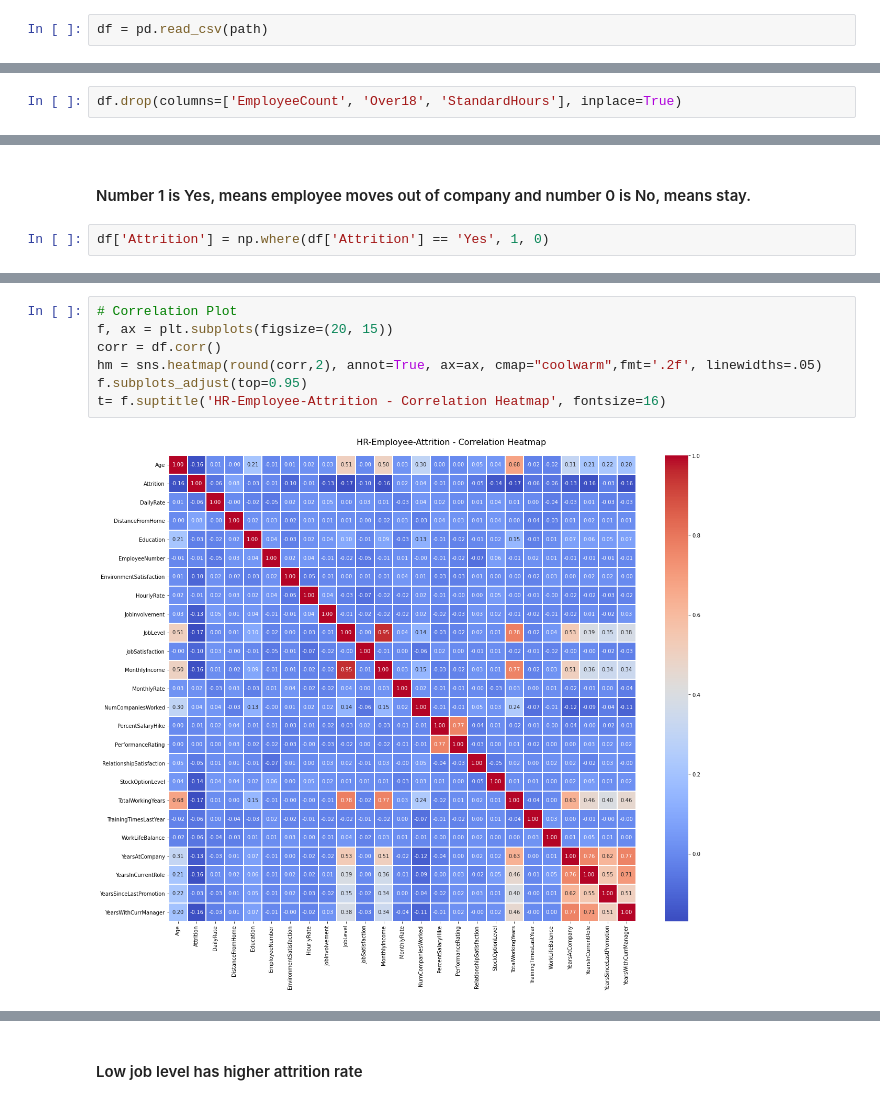
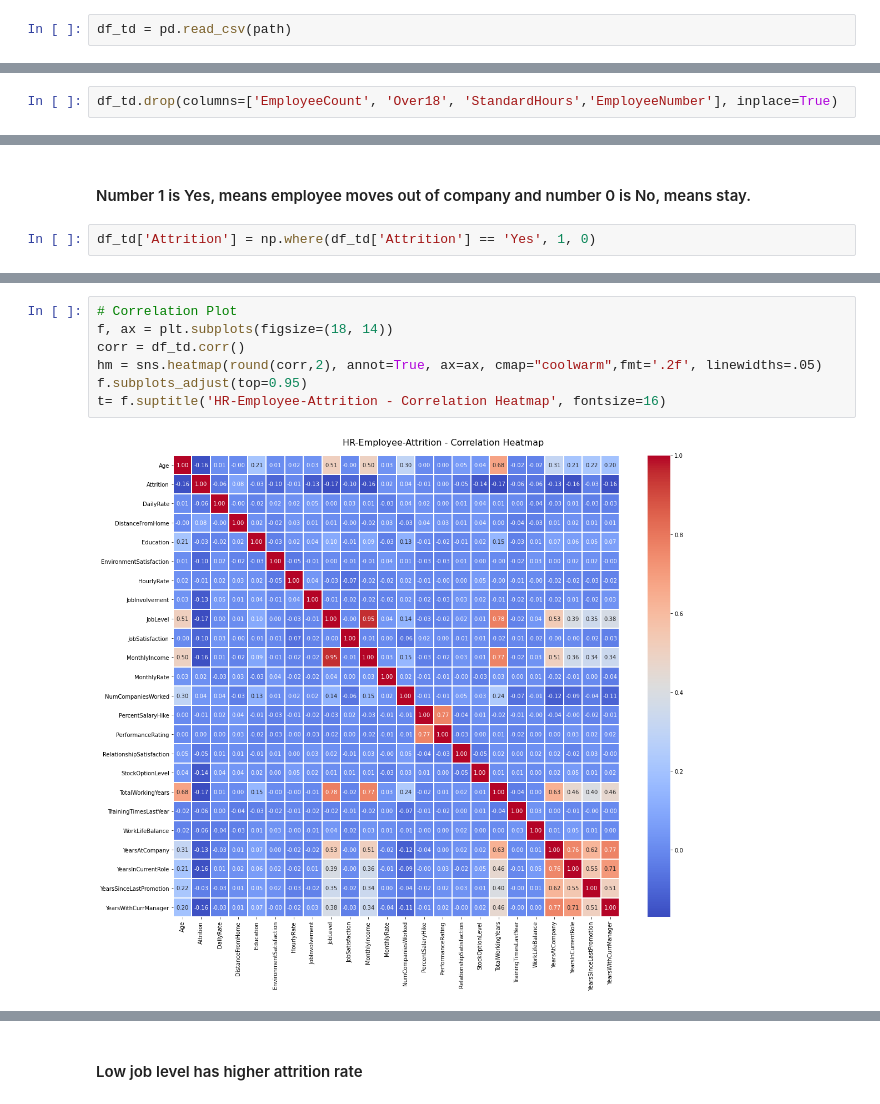
Before and after one commit to tdesai1969/540_group_project, a Jupyter notebook: Tejas/project_eda_td.ipynb, the cells around one changed output, grey strips where cells are left out. Saved outputs shown, nothing was run; the diff lists cells and outputs as text.

```diff
--- a/Tejas/project_eda_td.ipynb
+++ b/Tejas/project_eda_td.ipynb
@@ -10,5 +10,5 @@ warnings.filterwarnings('ignore')
 # %%
 path = os.path.join("..","WA_Fn-UseC_-HR-Employee-Attrition.csv")
 # %%
-df = pd.read_csv(path)
+df_td = pd.read_csv(path)
 # %%
@@ -66,4 +66,4 @@ df.describe().T
 # %%
-df.drop(columns=['EmployeeCount', 'Over18', 'StandardHours'], inplace=True)
+df_td.drop(columns=['EmployeeCount', 'Over18', 'StandardHours','EmployeeNumber'], inplace=True)
 # %%
 dfColumns = []
@@ -91,4 +91,4 @@ pd.DataFrame(dfColumns, columns = ['Features', 'Unique Number', 'Values'])
 # %% [markdown]
 #### Number 1 is Yes, means employee moves out of company and number 0 is No, means stay.
 # %%
-df['Attrition'] = np.where(df['Attrition'] == 'Yes', 1, 0)
+df_td['Attrition'] = np.where(df_td['Attrition'] == 'Yes', 1, 0)
@@ -124,10 +107,10 @@ pd.DataFrame(dfCol, columns = ['Columns', 'Unique Number', 'Values'])
 # %%
 # Correlation Plot
-f, ax = plt.subplots(figsize=(20, 15))
-corr = df.corr()
+f, ax = plt.subplots(figsize=(18, 14))
+corr = df_td.corr()
 hm = sns.heatmap(round(corr,2), annot=True, ax=ax, cmap="coolwarm",fmt='.2f', linewidths=.05)
 f.subplots_adjust(top=0.95)
 t= f.suptitle('HR-Employee-Attrition - Correlation Heatmap', fontsize=16)
 # %% [output]
-[figure, old version]
+[figure, new version]
 # %% [markdown]
```
Also changed, not shown: parts of 40 cells of this notebook.
